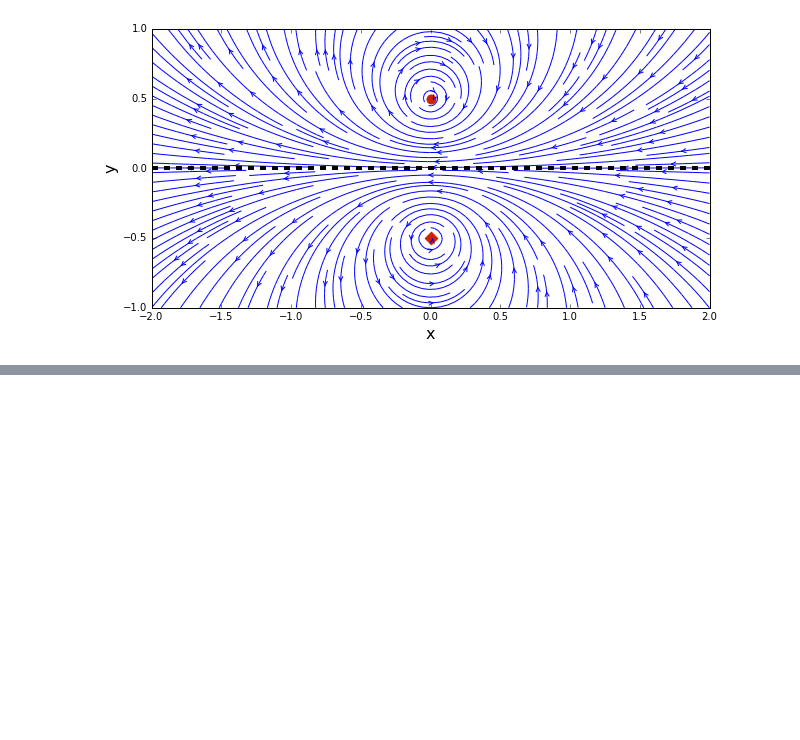
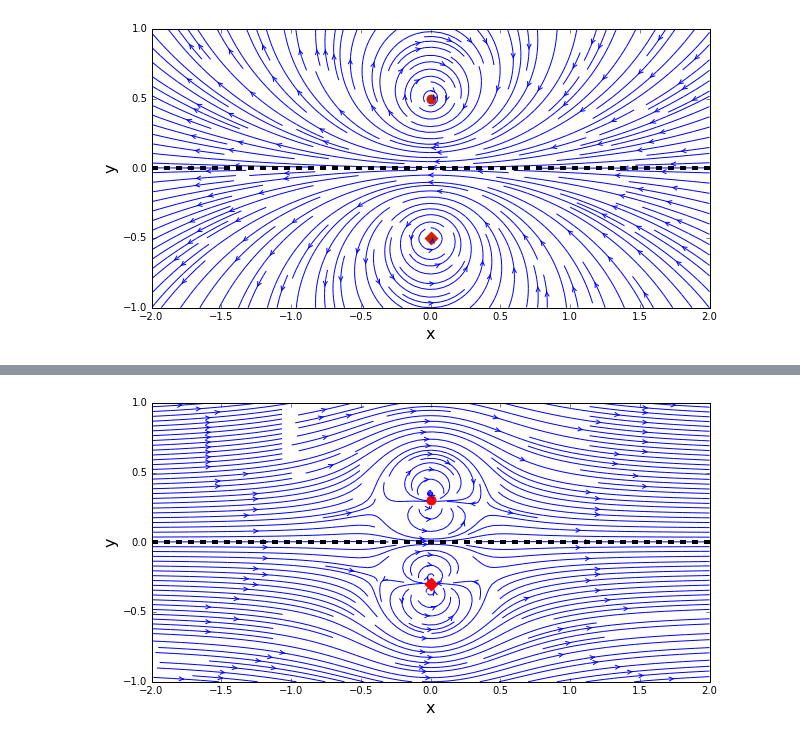
Before and after one commit to wangze233/MAE6226, a Jupyter notebook: lesson7.ipynb, the cells around one changed output, grey strips where cells are left out. Cells and saved outputs as stored; diff of their text form; code cells hidden in the pictures; blank space fills up the shorter version.

```diff
--- a/lesson7.ipynb
+++ b/lesson7.ipynb
@@ -95,0 +135,44 @@ vortex1=Vortex()
+# %%
+class Doublet:
+    def __init__(self,kappa,x,y):
+        self.kappa=kappa
+        self.x=x
+        self.y=y
+    def velocity(self,X,Y):
+        self.u=-self.kappa/(2*math.pi)*((X-self.x)**2-(Y-self.y)**2)/\
+        ((X-self.x)**2+(Y-self.y)**2)**2
+        self.v=-self.kappa/(2*math.pi)*2*(X-self.x)*(Y-self.y)\
+        /((X-self.x)**2+(Y-self.y)**2)**2
+    def stream_function(self,X,Y):
+        self.psi=-self.kappa/(2*math.pi)*(Y-self.y)/\
+        ((X-self.x)**2+(Y-self.y)**2)**2
+# %%
+kappa=1
+x_doublet,y_doublet=0,0.3
+
+doublet=Doublet(kappa,x_doublet,y_doublet)
+doublet.velocity(X,Y)
+doublet.stream_function(X,Y)
+
+doublet_imag=Doublet(kappa,x_doublet,-y_doublet)
+doublet_imag.velocity(X,Y)
+doublet_imag.stream_function(X,Y)
+# %%
+#superpostion
+u=u_freestream+doublet.u+doublet_imag.u
+v=v_freestream+doublet.v+doublet_imag.v
+psi=psi_freestream+doublet.psi+doublet_imag.psi
+
+# plot the streamlines
+size = 10
+pyplot.figure(figsize=(size, (y_end-y_start)/(x_end-x_start)*size))
+pyplot.xlabel('x', fontsize=16)
+pyplot.ylabel('y', fontsize=16)
+pyplot.xlim(x_start, x_end)
+pyplot.ylim(y_start, y_end)
+pyplot.streamplot(X, Y, u, v, density=2, linewidth=1, arrowsize=1, arrowstyle='->')
+pyplot.scatter(doublet.x, doublet.y, color='r', s=80, marker='o')
+pyplot.scatter(doublet.x, -doublet.y, color='r', s=80, marker='D')
+pyplot.axhline(0., color='k', linestyle='--', linewidth=4);
+# %% [output]
+[figure, added]
```
Also changed, not shown: parts of 3 cells of this notebook.
